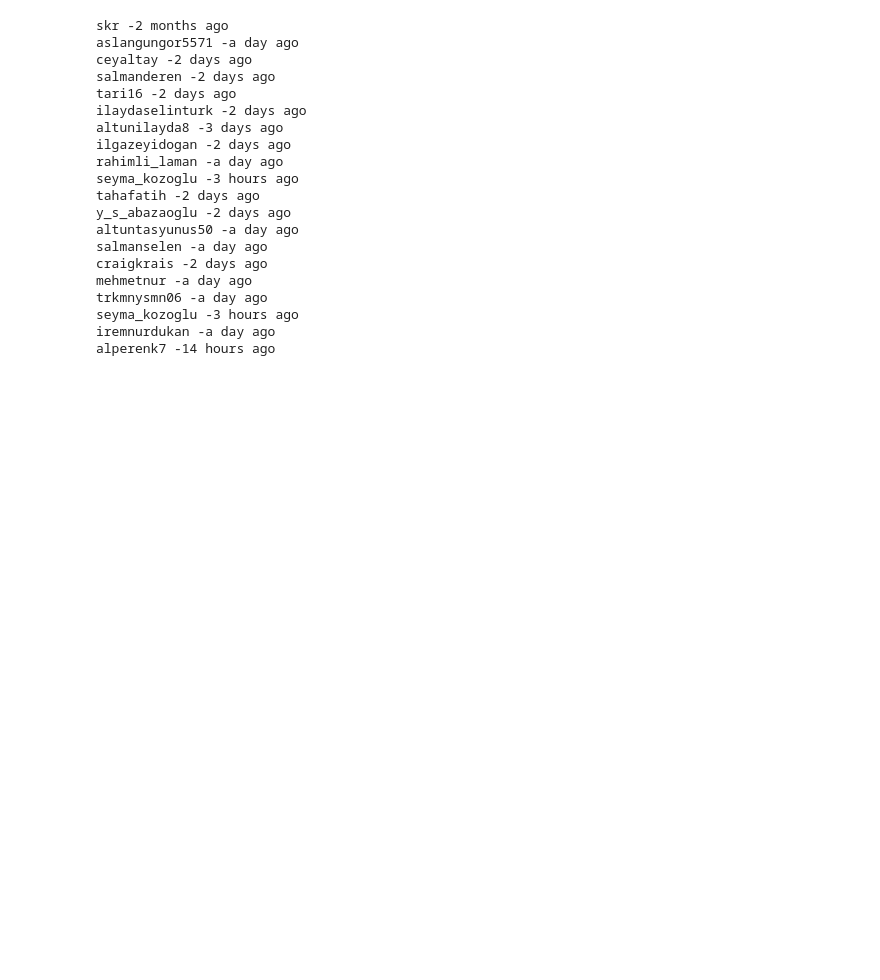
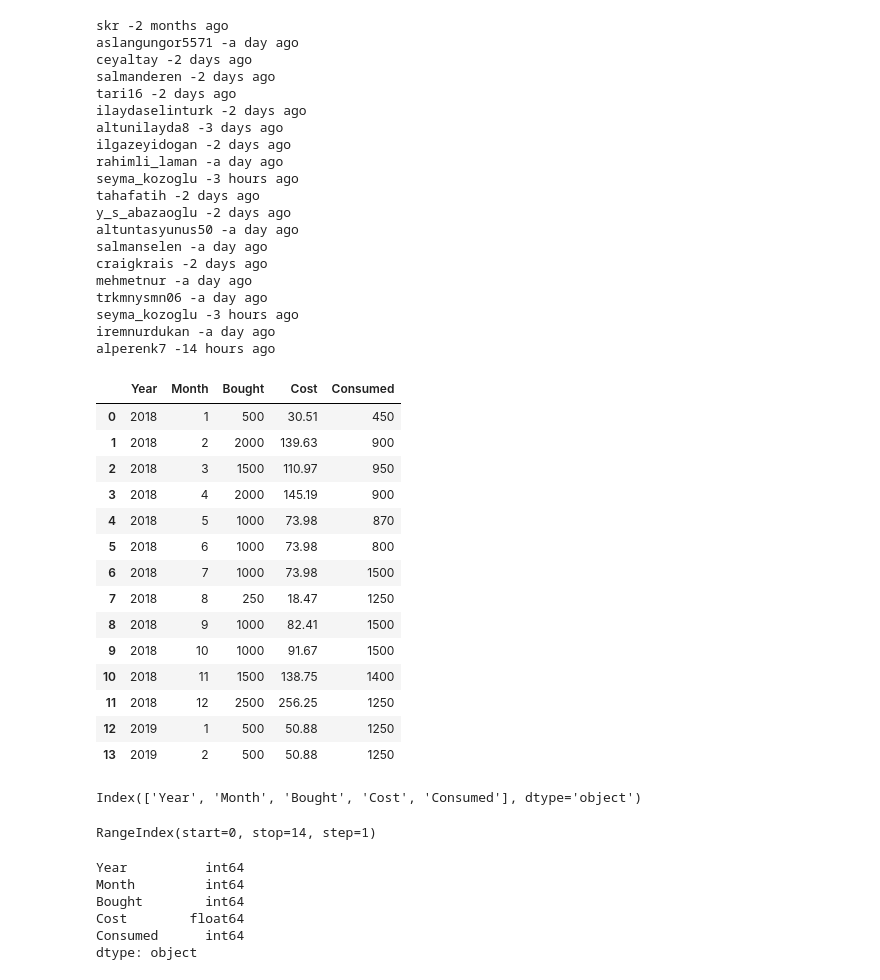
Before and after one commit to yunusaltuntas/machine_learning_bootcamp, a Jupyter notebook: haftalık_dersler/İkinci_hafta_cumartesi.ipynb, the cells around one changed output. Cells and saved outputs as stored; diff of their text form; code cells hidden in the pictures; blank space fills up the shorter version.

```diff
--- a/haftalık_dersler/İkinci_hafta_cumartesi.ipynb
+++ b/haftalık_dersler/İkinci_hafta_cumartesi.ipynb
@@ -125,0 +128,37 @@ alperenk7 -14 hours ago
+# %%
+df=pd.read_csv('data.txt',sep='\t') #burada sep='\t' yaparak datayı tablardan ayırıyoruz
+# %%
+df
+# %% [output]
+|  | Year | Month | Bought | Cost | Consumed |
+| 0 | 2018 | 1 | 500 | 30.51 | 450 |
+| 1 | 2018 | 2 | 2000 | 139.63 | 900 |
+| 2 | 2018 | 3 | 1500 | 110.97 | 950 |
+| 3 | 2018 | 4 | 2000 | 145.19 | 900 |
+| 4 | 2018 | 5 | 1000 | 73.98 | 870 |
+| 5 | 2018 | 6 | 1000 | 73.98 | 800 |
+| 6 | 2018 | 7 | 1000 | 73.98 | 1500 |
+| 7 | 2018 | 8 | 250 | 18.47 | 1250 |
+| 8 | 2018 | 9 | 1000 | 82.41 | 1500 |
+| 9 | 2018 | 10 | 1000 | 91.67 | 1500 |
+| 10 | 2018 | 11 | 1500 | 138.75 | 1400 |
+| 11 | 2018 | 12 | 2500 | 256.25 | 1250 |
+| 12 | 2019 | 1 | 500 | 50.88 | 1250 |
+| 13 | 2019 | 2 | 500 | 50.88 | 1250 |
+# %%
+df.columns
+# %% [output]
+Index(['Year', 'Month', 'Bought', 'Cost', 'Consumed'], dtype='object')
+# %%
+df.index
+# %% [output]
+RangeIndex(start=0, stop=14, step=1)
+# %%
+df.dtypes
+# %% [output]
+Year          int64
+Month         int64
+Bought        int64
+Cost        float64
+Consumed      int64
+dtype: object
```
Also changed, not shown: parts of 20 cells of this notebook, 1 other file.
